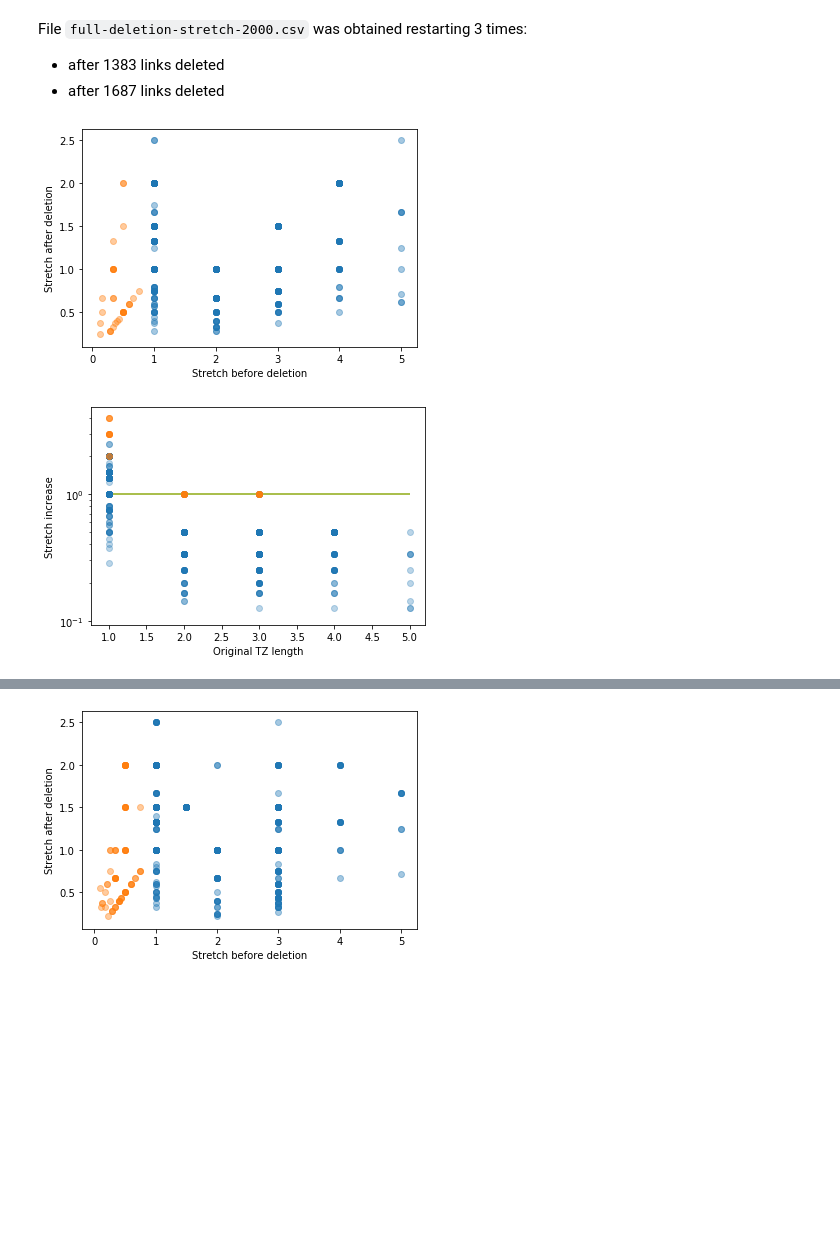
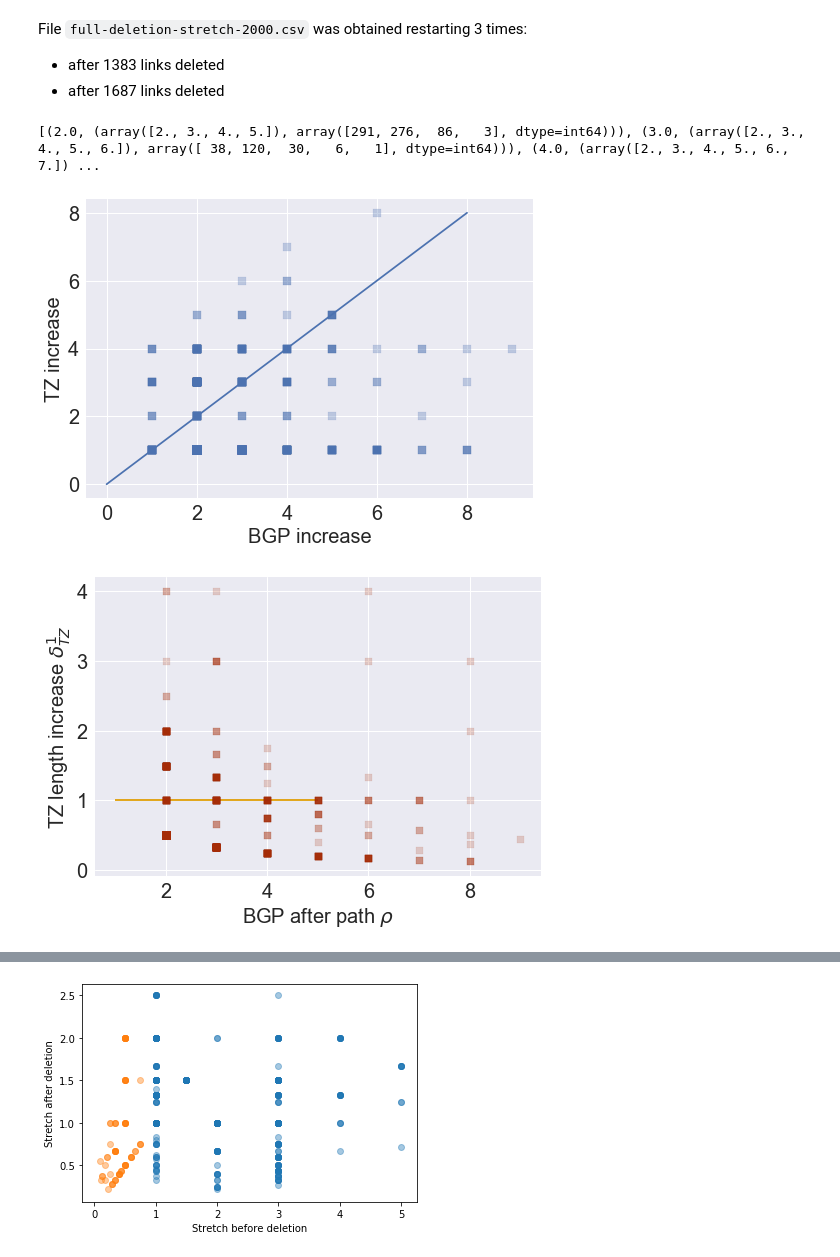
Before and after one commit to dedis/student_20_compactInternet, a Jupyter notebook: TZ_metrics.ipynb, the cells around one changed output, grey strips where cells are left out. Drawn from its saved outputs; the diff is of its cells as text; code cells hidden in the pictures; blank space fills up the shorter version.

Commit message:
Update simulations Jupyter notebook

```diff
--- a/TZ_metrics.ipynb
+++ b/TZ_metrics.ipynb
@@ -478,0 +816,2 @@ np.unique(np.concatenate(apply_func_by_event(measures_by_event, lambda x: x[np.i
+# %%
+land_counts_by_increase = [(x[0,0], np.unique(x[:,1], return_counts=True), np.unique(x[:,2], return_counts=True)) for x in landmarks_by_increase]
@@ -526,6 +994,47 @@ def crunch_stretch_increase(filename):
     return pd_deletion_stretch.to_numpy().astype(float)
+# %%
+def crunch_stretch_ratios(filename):
+    pd_deletion_stretch = import_stretch_increase(filename)
+    deletion_stretch = pd_deletion_stretch.to_numpy().astype(float)
+
+    # Measure hops and not nodes
+    deletion_stretch = deletion_stretch - 1
+
+    bgp_increase = deletion_stretch[:,2].astype(float) / deletion_stretch[:,0]
+    tz_increase = deletion_stretch[:,3].astype(float) / deletion_stretch[:,1]
+
+    plt.figure()
+    plt.xlabel("BGP increase")
+    plt.ylabel("TZ increase")
+    plt.scatter(bgp_increase, tz_increase, s=50, marker='s', alpha=.3)
+    plt.plot(np.array([0,8]), np.array([0,8]))
+
+    plt.figure()
+    plt.scatter(deletion_stretch[:,2], (tz_increase / bgp_increase), marker='s', color="#A52C07", alpha=.2, zorder=2)
+    #plt.scatter(deletion_stretch[:,1], (stretch_after / stretch_before)[rho_decrease_idx], marker='s', color="#005275", alpha=.2, zorder=2)
+    #plt.scatter(tz_better_deletions[:,1], tz_better_stretch_after / tz_better_stretch_before, alpha=.3, zorder=2)
+    plt.ylabel(r"TZ length increase $\delta_{TZ}^1$")
+    plt.xlabel(r"BGP after path $\rho$")
+    #plt.yscale("log")
+    #plt.gca().set_yticks([1, .5, .1])
+    #plt.gca().set_yticklabels(["1", "0.5", "0.1"])
+    plt.hlines(1, xmin=1, xmax=5, color="#DF9C00", zorder=1)
+    #save_svg("del_stretch_increase")
+
+    sorted_by_bgp_after = deletion_stretch[np.argsort(deletion_stretch[:,2])]
+    stats_by_bgp_after = np.split(sorted_by_bgp_after, np.unique(sorted_by_bgp_after[:,2], return_index=True)[1])[1:]
+
+    tz_bgp_after = []
+    for x in stats_by_bgp_after:
+        x_sorted = x[np.argsort(x[:,3])]
+        tz_bgp_after.append((x[0,2], np.unique(x_sorted[:,3], return_counts=True)))
+
+    print(tz_bgp_after)
+
+    return tz_bgp_after
 # %%
-deletion_stretch_spo_GRP = crunch_stretch_increase("./simulation/data/full-deletion-stretch-spo-GRP-1000.csv")
+tz_bgp_after = crunch_stretch_ratios("./simulation/data/full-deletion-stretch-spo-GRP-1000.csv")
 # %% [output]
+[(2.0, (array([2., 3., 4., 5.]), array([291, 276,  86,   3], dtype=int64))), (3.0, (array([2., 3., 4., 5., 6.]), array([ 38, 120,  30,   6,   1], dtype=int64))), (4.0, (array([2., 3., 4., 5., 6., 7.]) ...
-[figure, old version]
+[figure, new version]
-[figure, old version]
+[figure, new version]
```
Also changed, not shown: parts of 83 cells of this notebook.
